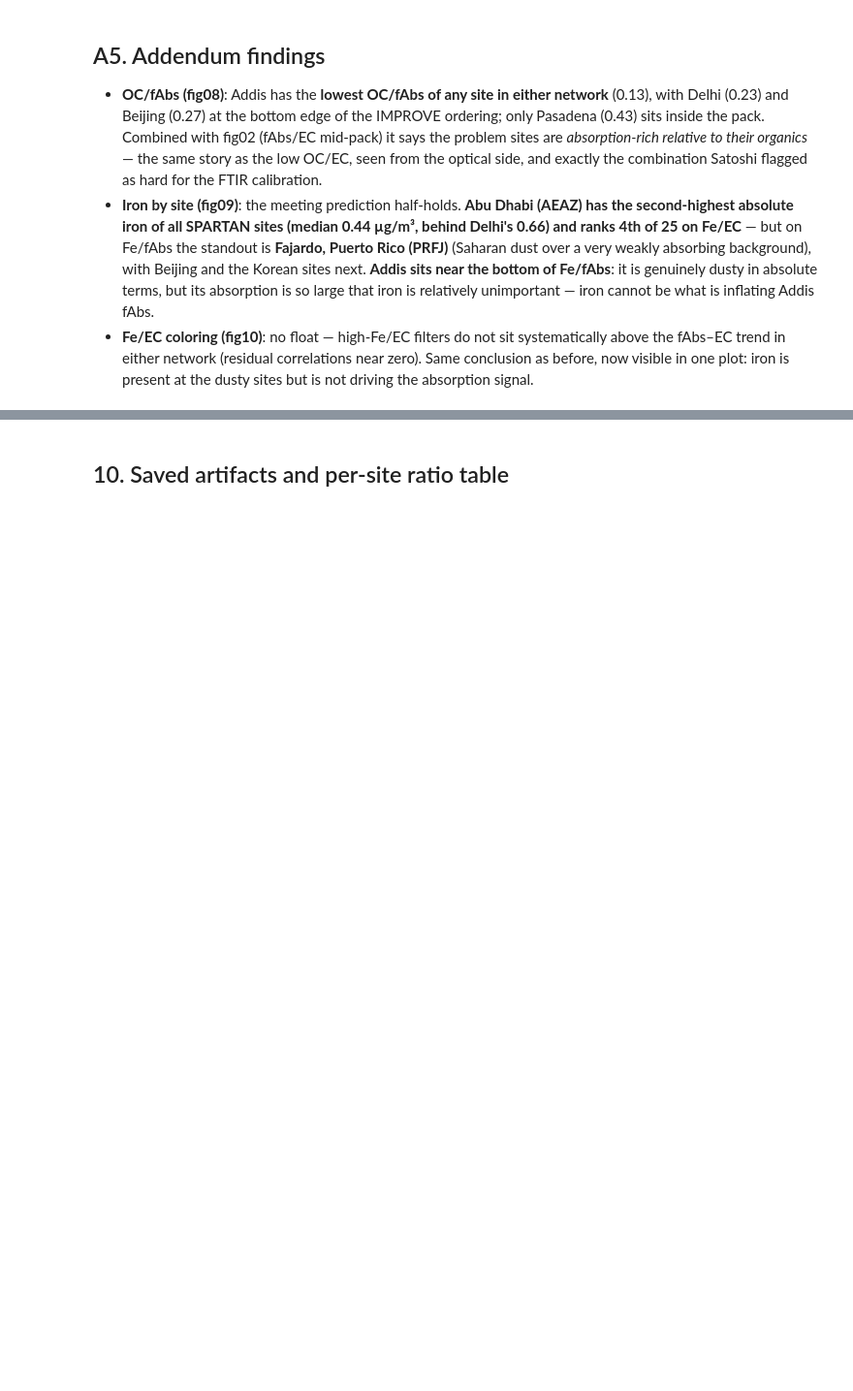
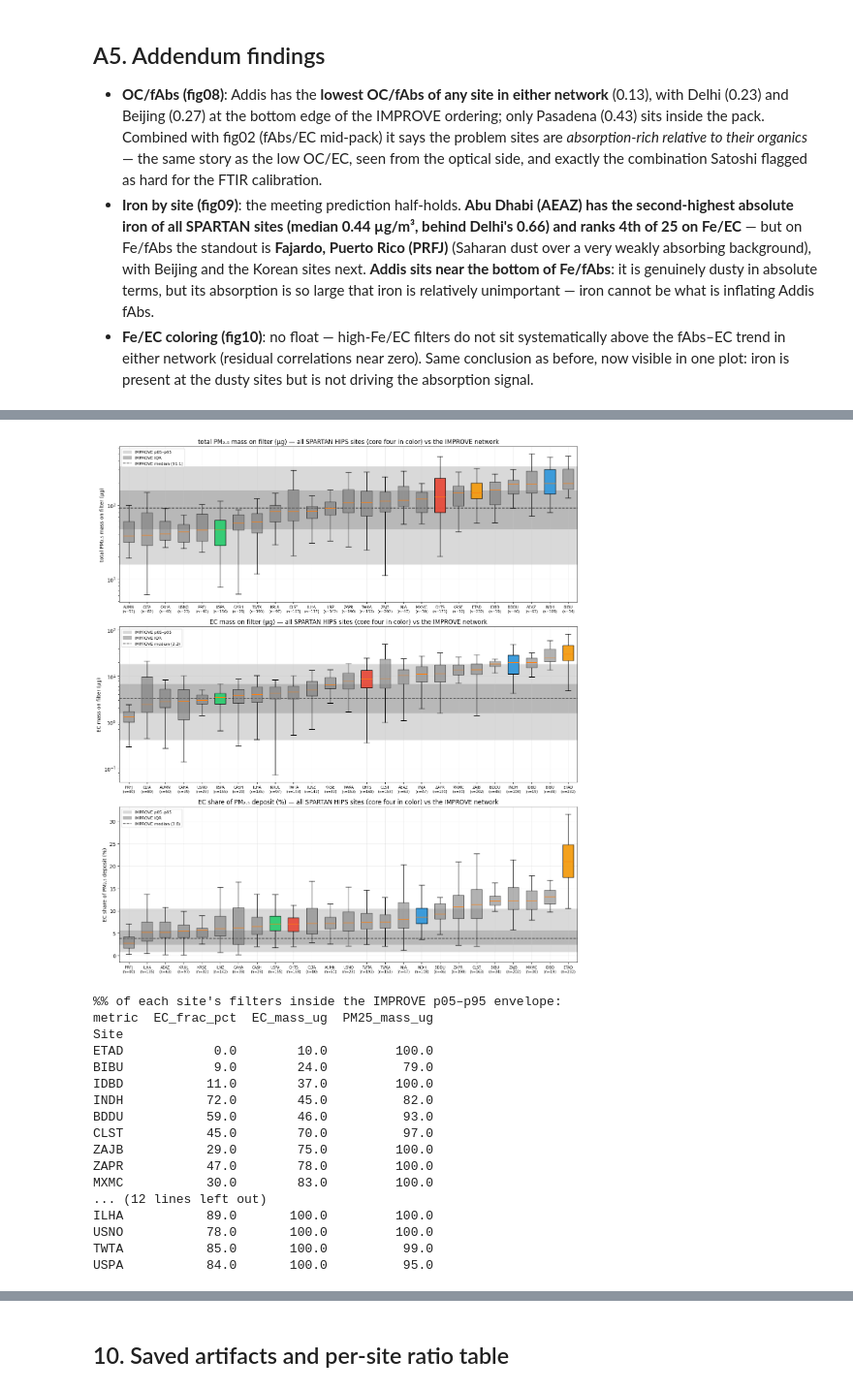
Before and after one commit to ahzs645/aethmodular, a Jupyter notebook: research/spartan/follow_up_mass_and_ratio_plots.ipynb, the cells around one changed output, grey strips where cells are left out. Shown at 97% size. Drawn from its saved outputs; the diff is of its cells as text; code cells hidden in the pictures; blank space fills up the shorter version.

Commit message:
Add total mass-on-filter by site comparison: all SPARTAN sites vs IMPROVE envelope
https://claude.ai/code/session_0181NeXBFgEsAQ6BuqGAixrN

```diff
--- a/research/spartan/follow_up_mass_and_ratio_plots.ipynb
+++ b/research/spartan/follow_up_mass_and_ratio_plots.ipynb
@@ -947,0 +958,77 @@ IMPROVE: corr(log10 Fe/EC, fAbs residual) = -0.019  (n=60,000)
+# %%
+fe_all["PM25_mass_ug"] = fe_all["PM25"] * fe_all["Volume"]
+fe_all["EC_mass_ug"] = fe_all["EC_thermal"] * fe_all["Volume"]
+fe_all["EC_frac_pct"] = np.where(fe_all["PM25"] > 0, 100 * fe_all["EC_thermal"] / fe_all["PM25"], np.nan)
+
+imp["EC_frac_pct"] = np.where(imp["MF_Val"] > 0, 100 * imp["ECf_Val"] / imp["MF_Val"], np.nan)
+
+CORE4 = ["ETAD", "INDH", "CHTS", "USPA"]
+metrics = [
+    ("PM25_mass_ug", "PM25_mass_ug", "total PM₂.₅ mass on filter (µg)", True),
+    ("EC_mass_ug", "EC_mass_ug", "EC mass on filter (µg)", True),
+    ("EC_frac_pct", "EC_frac_pct", "EC share of PM₂.₅ deposit (%)", False),
+]
+
+fig, axes = plt.subplots(3, 1, figsize=(13.5, 15))
+overlap_rows = []
+for ax, (sp_col, imp_col, label, logy) in zip(axes, metrics):
+    iv = imp[imp_col].replace([np.inf, -np.inf], np.nan).dropna()
+    iv = iv[iv > 0]
+    q05, q25, q50, q75, q95 = iv.quantile([0.05, 0.25, 0.50, 0.75, 0.95])
+
+    d = fe_all[["Site", sp_col]].replace([np.inf, -np.inf], np.nan).dropna()
+    d = d[d[sp_col] > 0]
+    site_order = d.groupby("Site")[sp_col].median().sort_values().index.tolist()
+    data = [d.loc[d["Site"].eq(s), sp_col].values for s in site_order]
+
+    ax.axhspan(q05, q95, color="0.85", zorder=0, label="IMPROVE p05–p95")
+    ax.axhspan(q25, q75, color="0.72", zorder=0, label="IMPROVE IQR")
+    ax.axhline(q50, color="0.25", lw=1.4, ls="--", label=f"IMPROVE median ({q50:.1f})")
+
+    bp = ax.boxplot(data, labels=site_order, showfliers=False, patch_artist=True, widths=0.6)
+    for patch, s_ in zip(bp["boxes"], site_order):
+        patch.set_facecolor(SITE_COLORS.get(s_, "0.45"))
+        patch.set_alpha(0.95 if s_ in CORE4 else 0.55)
+    counts = d.groupby("Site").size()
+    ax.set_xticklabels([f"{s_}\n(n={counts[s_]})" for s_ in site_order], fontsize=7)
+    if logy:
+        ax.set_yscale("log")
+    ax.set_ylabel(label)
+    ax.set_title(f"{label} — all SPARTAN HIPS sites (core four in color) vs the IMPROVE network")
+    ax.legend(fontsize=8, loc="upper left")
+
+    for s_ in site_order:
+        v = d.loc[d["Site"].eq(s_), sp_col]
+        overlap_rows.append({"metric": sp_col, "Site": s_, "n": len(v),
+                             "median": v.median(),
+                             "pct_within_IMPROVE_p05_p95": 100 * v.between(q05, q95).mean(),
+                             "pct_above_IMPROVE_p95": 100 * (v > q95).mean()})
+fig.tight_layout()
+fig.savefig(FIG_DIR / "fig11_mass_on_filter_by_site.png", dpi=200, bbox_inches="tight")
+plt.show()
+
+overlap = pd.DataFrame(overlap_rows)
+overlap.round(2).to_csv(TAB_DIR / "mass_on_filter_improve_overlap.csv", index=False)
+piv = overlap.pivot(index="Site", columns="metric",
+                    values="pct_within_IMPROVE_p05_p95").round(0).sort_values("EC_mass_ug")
+print("\n%% of each site's filters inside the IMPROVE p05–p95 envelope:")
+print(piv.to_string())
+# %% [output]
+[figure, added]
+%% of each site's filters inside the IMPROVE p05–p95 envelope:
+metric  EC_frac_pct  EC_mass_ug  PM25_mass_ug
+Site
+ETAD            0.0        10.0         100.0
+BIBU            9.0        24.0          79.0
+IDBD           11.0        37.0         100.0
+INDH           72.0        45.0          82.0
+BDDU           59.0        46.0          93.0
+CLST           45.0        70.0          97.0
+ZAJB           29.0        75.0         100.0
+ZAPR           47.0        78.0         100.0
+MXMC           30.0        83.0         100.0
+... (12 lines left out)
+ILHA           89.0       100.0         100.0
+USNO           78.0       100.0         100.0
+TWTA           85.0       100.0          99.0
+USPA           84.0       100.0          95.0
```
Also changed, not shown: parts of 4 cells of this notebook, 3 other files.
